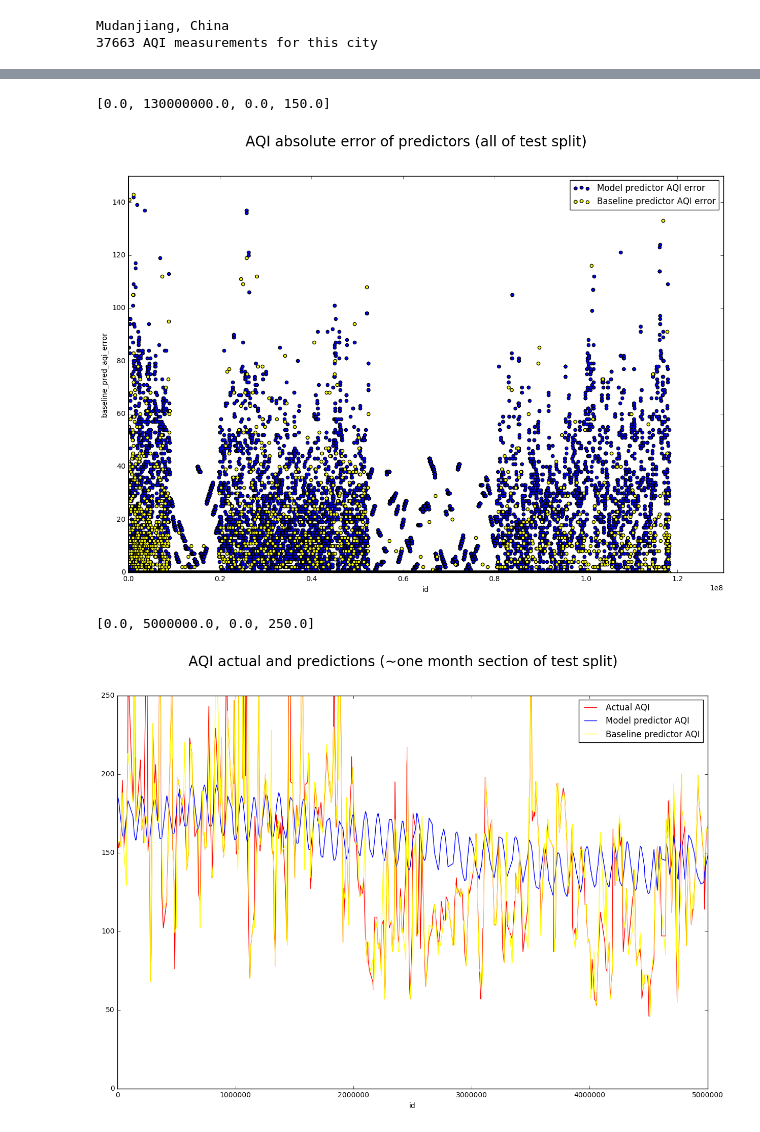
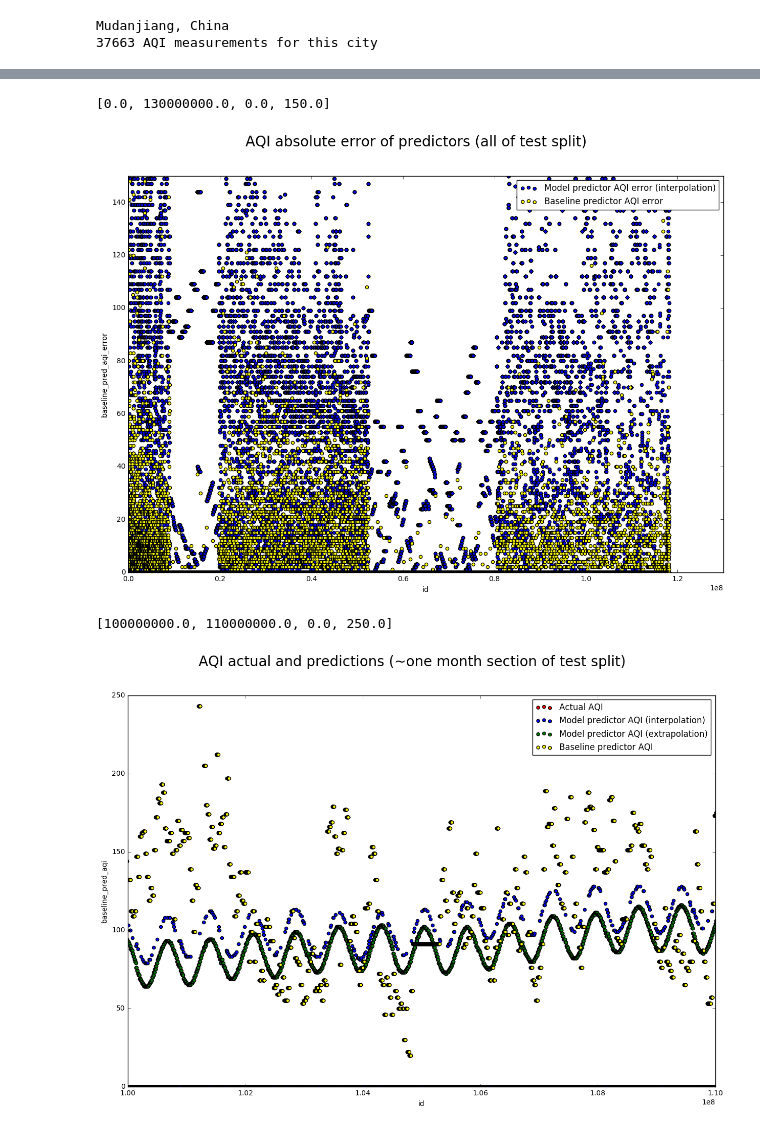
Before and after one commit to curiousest/predict-AQI, a Jupyter notebook: notebooks/hypothesis1_date_time.ipynb, the cells around one changed output, grey strips where cells are left out. Drawn from its saved outputs; the diff is of its cells as text; code cells hidden in the pictures.

Commit message:
Include extrapolation vs interpolation.

```diff
--- a/notebooks/hypothesis1_date_time.ipynb
+++ b/notebooks/hypothesis1_date_time.ipynb
@@ -143,8 +149,11 @@ def train_classifier(clf, x_train, y_train):
 from sklearn import svm
 from sklearn import linear_model
 #clf = svm.SVR()
-clf = linear_model.LinearRegression()
-train_classifier(clf, x_train, list(y_train.values))
+clf_i = linear_model.LinearRegression()
+train_classifier(clf_i, x_train_i, list(y_train_i.values))
+
+clf_e = linear_model.LinearRegression()
+train_classifier(clf_e, x_train_e, list(y_train_e.values))
 # %% [output]
 Training LinearRegression...
 Done!
@@ -159,8 +171,10 @@ def predict_labels(clf, features, target):
     return y_pred
 
 print("Making training predictions...")
-y_train_pred = predict_labels(clf, x_train, y_train)
+y_train_pred_i = predict_labels(clf_i, x_train_i, y_train_i)
+y_train_pred_e = predict_labels(clf_e, x_train_e, y_train_e)
 print("Making test predictions...")
-y_test_pred = predict_labels(clf, x_test, y_test)
+y_test_pred_i = predict_labels(clf_i, x_test_i, y_test_i)
+y_test_pred_e = predict_labels(clf_e, x_test_e, y_test_e)
 # %% [output]
 Making training predictions...
@@ -185,11 +209,17 @@ F1 score for test set: 0.012390294419836108
 # Gather all the predictions together to plot
 # The test results index is scrambled from the test train split, but the y_test_pred has no index
 # Reset the index so they join together properly.
-y_test_pred_df = pd.DataFrame({'pred_aqi': y_test_pred}, index=x_test.index)
+y_test_pred_df_i = pd.DataFrame({'pred_aqi_i': y_test_pred_i}, index=x_test_i.index)
+y_test_pred_df_e = pd.DataFrame({'pred_aqi_e': y_test_pred_e}, index=x_test_e.index)
 
-test_results = x_test[['id', 'baseline_pred_aqi', 'aqi']].join(y_test_pred_df).sort(['id'])
+test_results = x_all[['id', 'baseline_pred_aqi', 'aqi']].join(
+    y_test_pred_df_i
+).join(
+    y_test_pred_df_e
+).sort(['id'])
 
-test_results['pred_aqi'] = test_results['pred_aqi'].map(get_denormalized_aqi)
+test_results['pred_aqi_i'] = test_results['pred_aqi_i'].map(get_denormalized_aqi)
+test_results['pred_aqi_e'] = test_results['pred_aqi_e'].map(get_denormalized_aqi)
 # %%
 import matplotlib.pyplot as plt
 aqi_graph = test_results.plot.scatter(x='id', y='aqi', label="Actual AQI", color="Red")
@@ -209,10 +239,12 @@ def absolute_error_generator(compare_col):
         return abs(row[compare_col] - row['aqi'])
     return absolute_error
 
-test_results['pred_aqi_error'] = test_results.apply(absolute_error_generator('pred_aqi'), 1)
+test_results['pred_aqi_error_i'] = test_results.apply(absolute_error_generator('pred_aqi_i'), 1)
+#test_results['pred_aqi_error_e'] = test_results.apply(absolute_error_generator('pred_aqi_e'), 1)
 test_results['baseline_pred_aqi_error'] = test_results.apply(absolute_error_generator('baseline_pred_aqi'), 1)
 
-aqi_graph = test_results.plot.scatter(x='id', y='pred_aqi_error', label="Model predictor AQI error", color="Blue")
+aqi_graph = test_results.plot.scatter(x='id', y='pred_aqi_error_i', label="Model predictor AQI error (interpolation)", color="Blue")
+#test_results.plot.scatter(x='id', y='pred_aqi_error_e', label="Model predictor AQI error (extrapolation)", ax=aqi_graph, color="Green")
 test_results.plot.scatter(x='id', y='baseline_pred_aqi_error', label="Baseline predictor AQI error", ax=aqi_graph, color="Yellow")
 fig = aqi_graph.figure
 fig.set_size_inches((15, 10), forward=True)
@@ -220,17 +252,18 @@ fig.suptitle("AQI absolute error of predictors (all of test split)", fontsize=20
 aqi_graph.axis([0.0, 130000000.0, 0.0, 150.0])
 # %% [output]
 [0.0, 130000000.0, 0.0, 150.0]
-[figure, old version]
+[figure, new version]
 # %%
-aqi_graph = test_results.plot(x='id', y='aqi', label="Actual AQI", color="Red")
-test_results.plot(x='id', y='pred_aqi', label="Model predictor AQI", ax=aqi_graph, color="Blue")
-test_results.plot(x='id', y='baseline_pred_aqi', label="Baseline predictor AQI", ax=aqi_graph, color="Yellow")
+aqi_graph = test_results.plot.scatter(x='id', y='aqi', label="Actual AQI", color="Red")
+test_results.plot.scatter(x='id', y='pred_aqi_i', label="Model predictor AQI (interpolation)", ax=aqi_graph, color="Blue")
+test_results.plot.scatter(x='id', y='pred_aqi_e', label="Model predictor AQI (extrapolation)", ax=aqi_graph, color="Green")
+test_results.plot.scatter(x='id', y='baseline_pred_aqi', label="Baseline predictor AQI", ax=aqi_graph, color="Yellow")
 fig = aqi_graph.figure
 fig.set_size_inches((15, 10), forward=True)
 fig.suptitle("AQI actual and predictions (~one month section of test split)", fontsize=20)
-aqi_graph.axis([0.0, 5000000.0, 0.0, 250.0])
+aqi_graph.axis([100000000.0, 110000000.0, 0.0, 250.0])
 # %% [output]
-[0.0, 5000000.0, 0.0, 250.0]
+[100000000.0, 110000000.0, 0.0, 250.0]
-[figure, old version]
+[figure, new version]
 # %%
 aqi_graph = test_results.plot(x='id', y='aqi', label="Actual AQI", color="Red")
```
Also changed, not shown: parts of 6 cells of this notebook.
